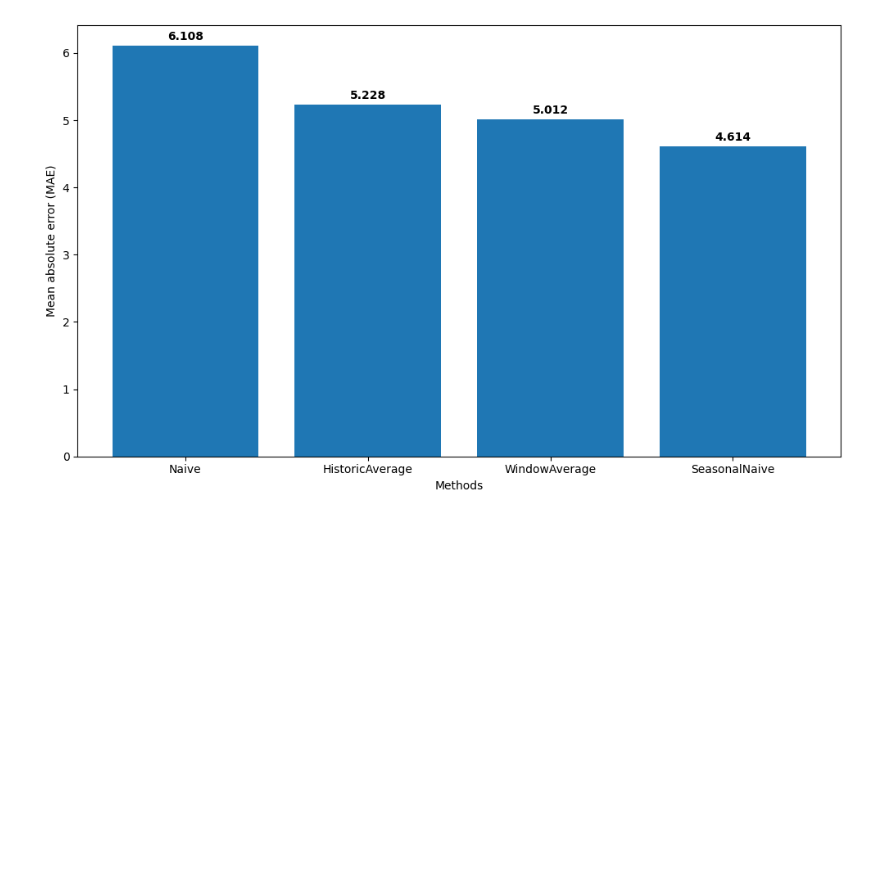
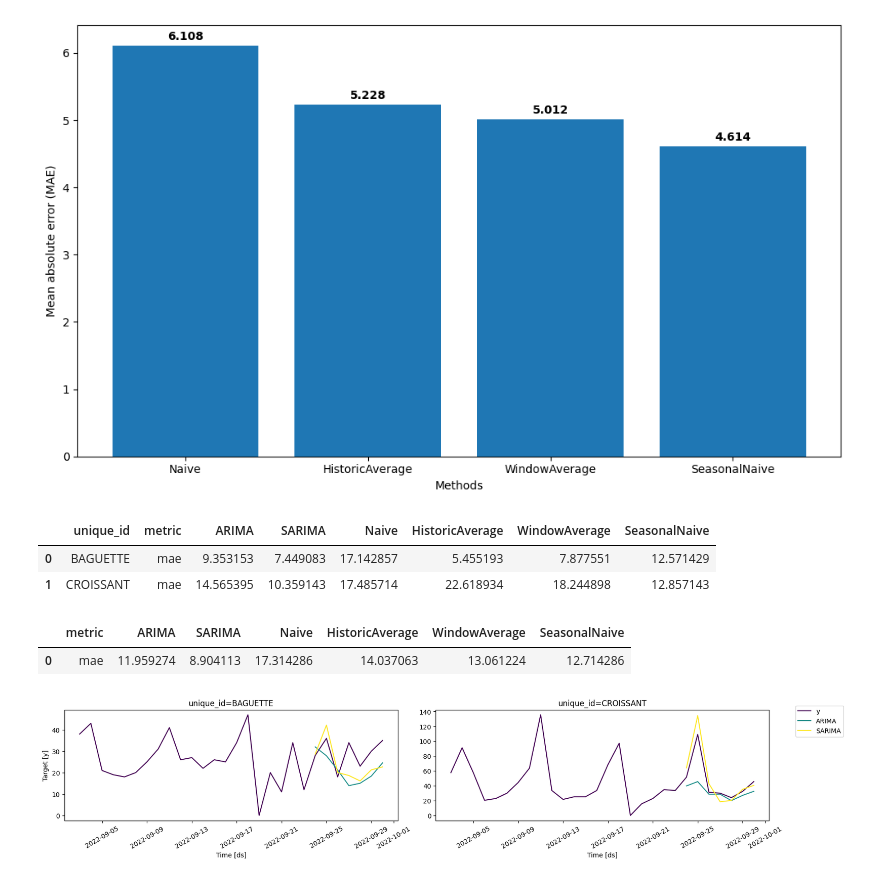
Before and after one commit to Hotties/TimeSeries-forecasting, a Jupyter notebook: 1.ipynb, the cells around one changed output. Saved outputs shown, nothing was run; the diff lists cells and outputs as text; code cells hidden in the pictures; blank space fills up the shorter version.

Commit message:
AR,MR, ARIMA에 대해 학습

```diff
--- a/1.ipynb
+++ b/1.ipynb
@@ -131,0 +140,42 @@ plt.show()
+# %%
+unique_ids = ["BAGUETTE", "CROISSANT"]
+
+##train = df.drop(test.index).reset_index(drop=True) ## 모든 데이터에서 test데이터를 뺀 데이터를 train으로 지정
+small_train = train[train["unique_id"].isin(unique_ids)] ##unique_ids 와 일치하는 것들
+##test = df.groupby("unique_id").tail(7) ## 표의 라스트 7일치를 미리 빼놓아서 test데이터로 지정
+small_test = test[test["unique_id"].isin(unique_ids)]
+
+models = [
+    AutoARIMA(seasonal=False, alias="ARIMA"), ## 계절성 무시
+    AutoARIMA(season_length=7, alias="SARIMA") ## 7일주기의 계절성까지 모두 고려
+]
+
+sf = StatsForecast(models=models, freq="D")
+sf.fit(df=small_train)
+arima_preds = sf.predict(h=horizon)
+
+arima_eval_df = pd.merge(arima_preds, eval_df, 'inner', ['ds', 'unique_id'])
+arima_eval = evaluate(
+    arima_eval_df,
+    metrics=[mae],
+)
+arima_eval
+# %% [output]
+|  | unique_id | metric | ARIMA | SARIMA | Naive | HistoricAverage | WindowAverage | SeasonalNaive |
+| 0 | BAGUETTE | mae | 9.353153 | 7.449083 | 17.142857 | 5.455193 | 7.877551 | 12.571429 |
+| 1 | CROISSANT | mae | 14.565395 | 10.359143 | 17.485714 | 22.618934 | 18.244898 | 12.857143 |
+# %%
+arima_eval = arima_eval.drop(['unique_id'], axis=1).groupby('metric').mean().reset_index()
+arima_eval
+# %% [output]
+|  | metric | ARIMA | SARIMA | Naive | HistoricAverage | WindowAverage | SeasonalNaive |
+| 0 | mae | 11.959274 | 8.904113 | 17.314286 | 14.037063 | 13.061224 | 12.714286 |
+# %%
+plot_series(
+    df=df,
+    forecasts_df=arima_preds,
+    ids=["BAGUETTE", "CROISSANT"],
+    max_insample_length=28,
+    palette="viridis")
+# %% [output]
+[figure, added]
```
Also changed, not shown: parts of 2 cells of this notebook.
